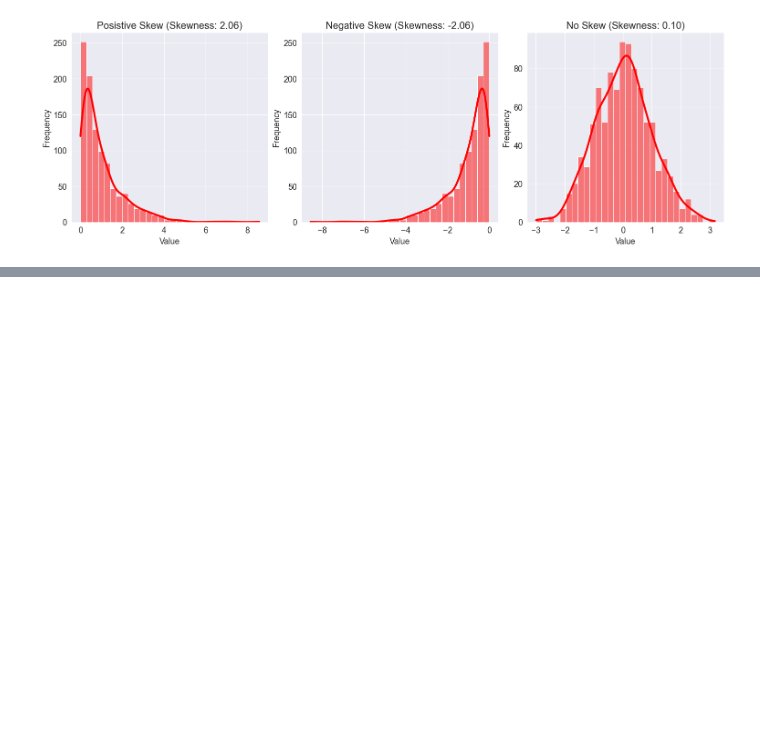
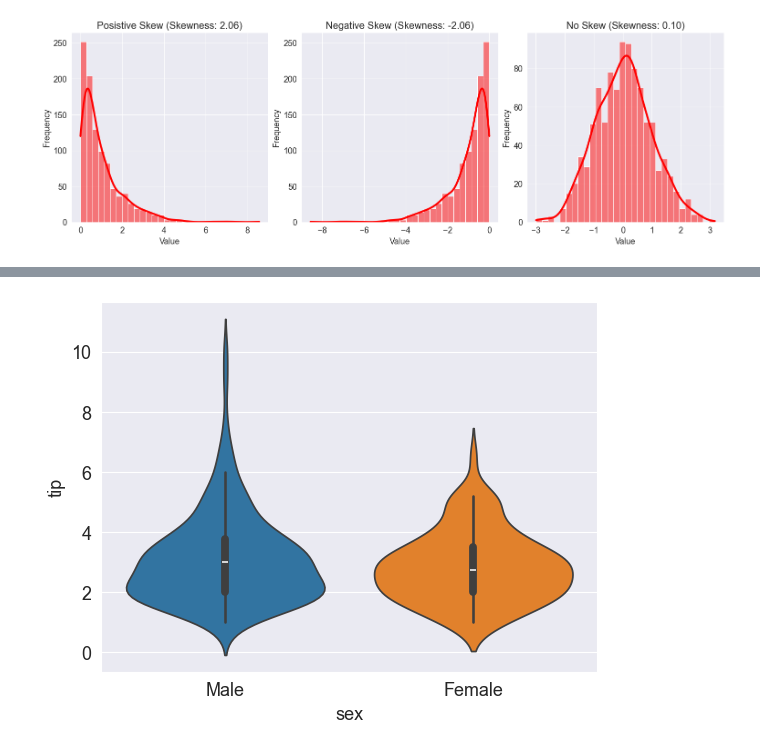
Before and after one commit to piyush-verma020/Data-Analysis, a Jupyter notebook: Data_analysis_further_notes.ipynb, the cells around one changed output, grey strips where cells are left out. Saved outputs shown, nothing was run; the diff lists cells and outputs as text; code cells hidden in the pictures; blank space fills up the shorter version.

```diff
--- a/Data_analysis_further_notes.ipynb
+++ b/Data_analysis_further_notes.ipynb
@@ -734,0 +816,4 @@ plt.show()
+# %%
+sns.violinplot(data=df,x='sex',y='tip',hue='sex');
+# %% [output]
+[figure, added]
```
Also changed, not shown: parts of 21 cells of this notebook.
